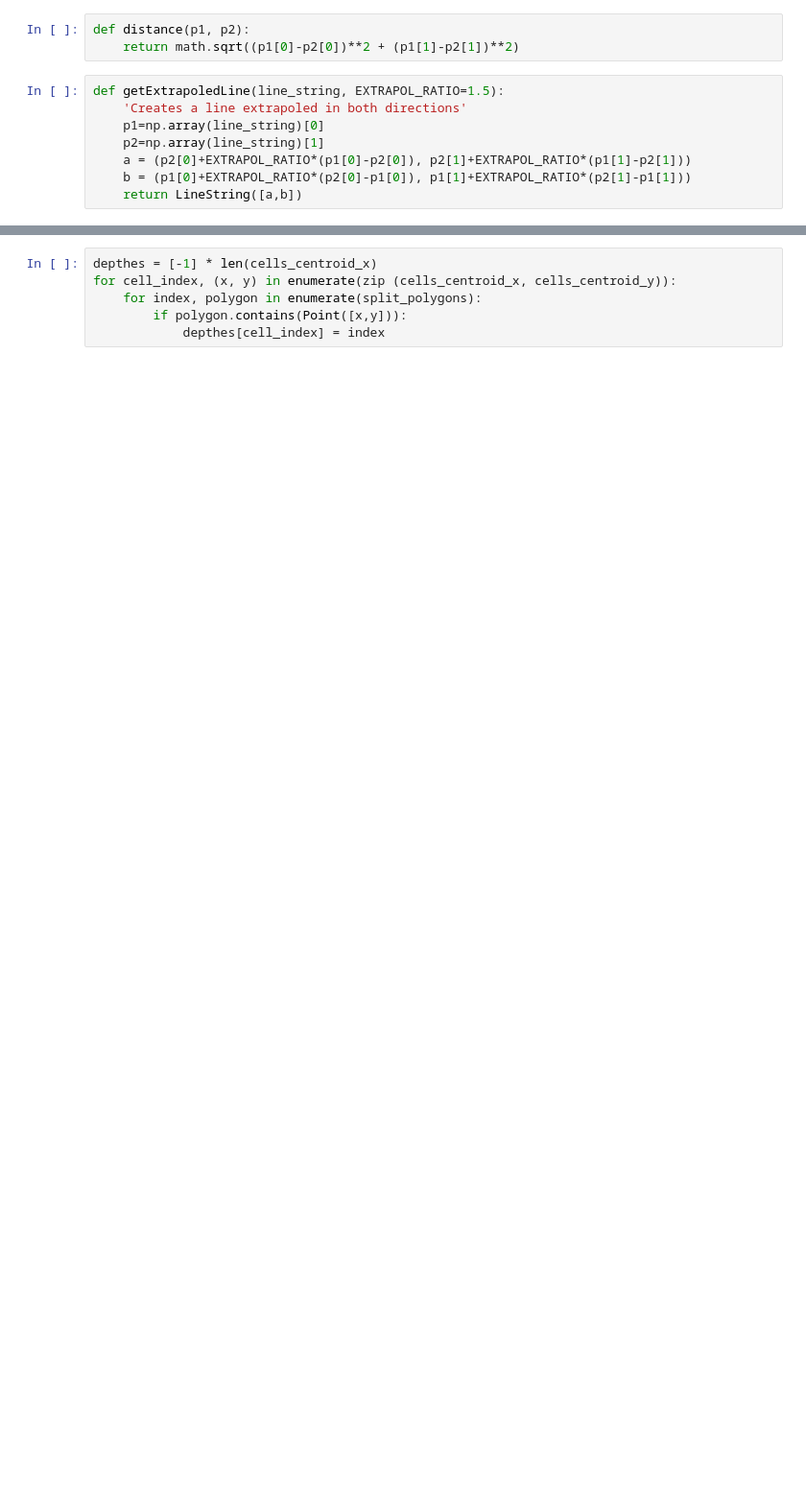
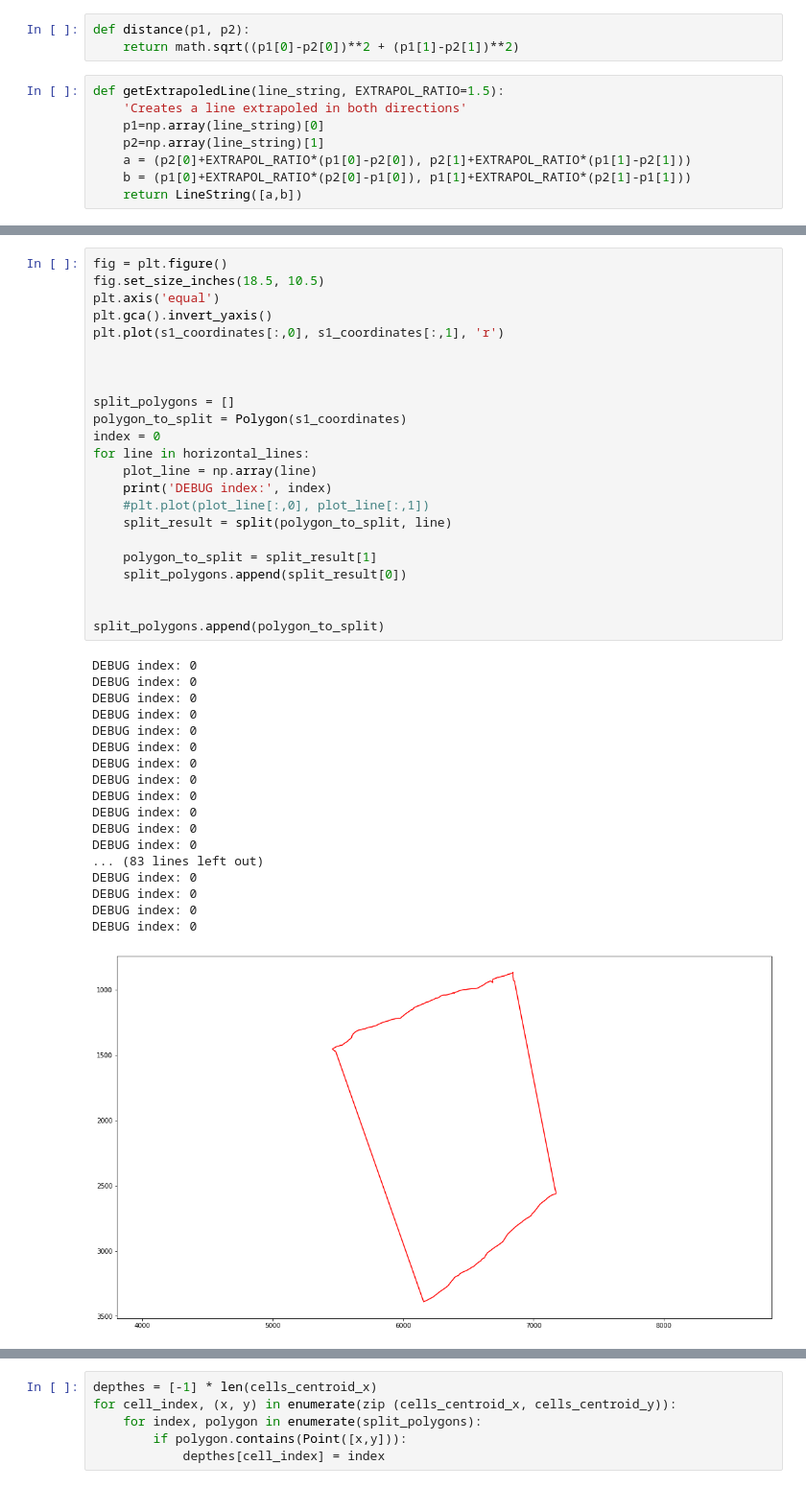
Before and after one commit to jacquemi-bbp/rat_sscx_nissl_analysis, a Jupyter notebook: notebook/depth_grid.ipynb, the cells around one changed output, grey strips where cells are left out. Shown at 96% size. Cells and saved outputs as stored; diff of their text form; blank space fills up the shorter version.

```diff
--- a/notebook/depth_grid.ipynb
+++ b/notebook/depth_grid.ipynb
@@ -163 +161,43 @@ for line in horizontal_lines:
+# %%
+fig = plt.figure()
+fig.set_size_inches(18.5, 10.5)
+plt.axis('equal')
+plt.gca().invert_yaxis()
+plt.plot(s1_coordinates[:,0], s1_coordinates[:,1], 'r')
+
+
+
+split_polygons = []
+polygon_to_split = Polygon(s1_coordinates)
+index = 0
+for line in horizontal_lines:
+    plot_line = np.array(line)
+    print('DEBUG index:', index)
+    #plt.plot(plot_line[:,0], plot_line[:,1])
+    split_result = split(polygon_to_split, line)
+
+    polygon_to_split = split_result[1]
+    split_polygons.append(split_result[0])
+
+
+split_polygons.append(polygon_to_split)
+# %% [output]
+DEBUG index: 0
+DEBUG index: 0
+DEBUG index: 0
+DEBUG index: 0
+DEBUG index: 0
+DEBUG index: 0
+DEBUG index: 0
+DEBUG index: 0
+DEBUG index: 0
+DEBUG index: 0
+DEBUG index: 0
+DEBUG index: 0
+... (83 lines left out)
+DEBUG index: 0
+DEBUG index: 0
+DEBUG index: 0
+DEBUG index: 0
+[figure, added]
 # %%
```
Also changed, not shown: parts of 21 cells of this notebook, 7 other files.
